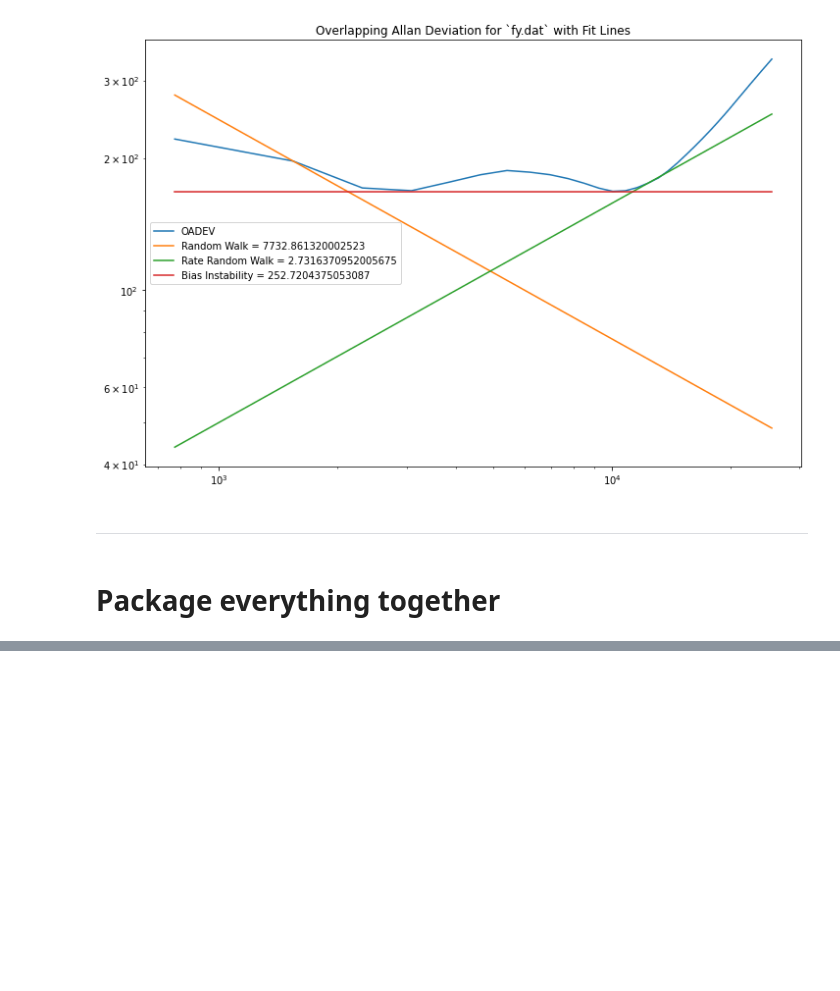
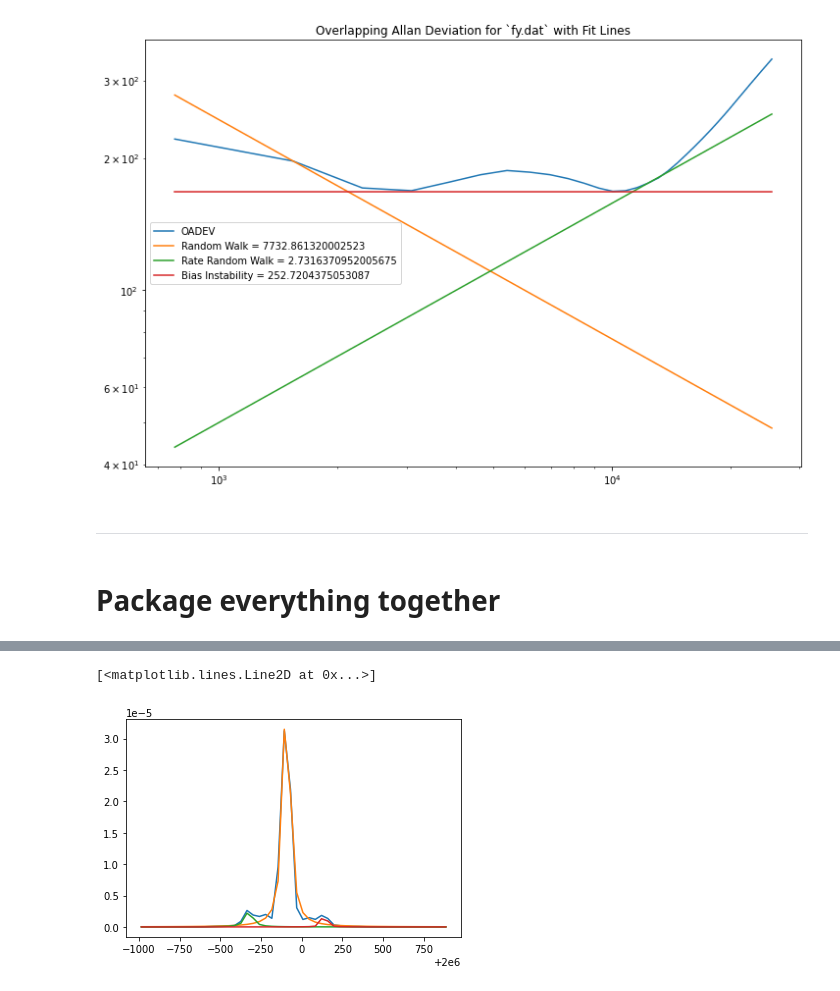
Before and after one commit to nurriol2/peak_fitting, a Jupyter notebook: lorentzian_peak_fitting.ipynb, the cells around one changed output, grey strips where cells are left out. Cells and saved outputs as stored; diff of their text form; code cells hidden in the pictures; blank space fills up the shorter version.

```diff
--- a/lorentzian_peak_fitting.ipynb
+++ b/lorentzian_peak_fitting.ipynb
@@ -1100,0 +1172,2 @@ plt.show()
+# %%
+main, a, b = myHeterodyne.fit_3d_lorentzian()
@@ -1101,2 +1179,10 @@ plt.show()
+# %%
+plt.plot(center_zoom(myHeterodyne.frequencies, 50), center_zoom(myHeterodyne.spectrum, 50))
+plt.plot(center_zoom(myHeterodyne.frequencies, 50), center_zoom(main, 50))
+plt.plot(center_zoom(myHeterodyne.frequencies, 50), center_zoom(a, 50))
+plt.plot(center_zoom(myHeterodyne.frequencies, 50), center_zoom(b, 50))
+# %% [output]
+[<matplotlib.lines.Line2D at 0x...>]
+[figure, added]
 # %%
 # Main
```
Also changed, not shown: parts of 7 cells of this notebook.
